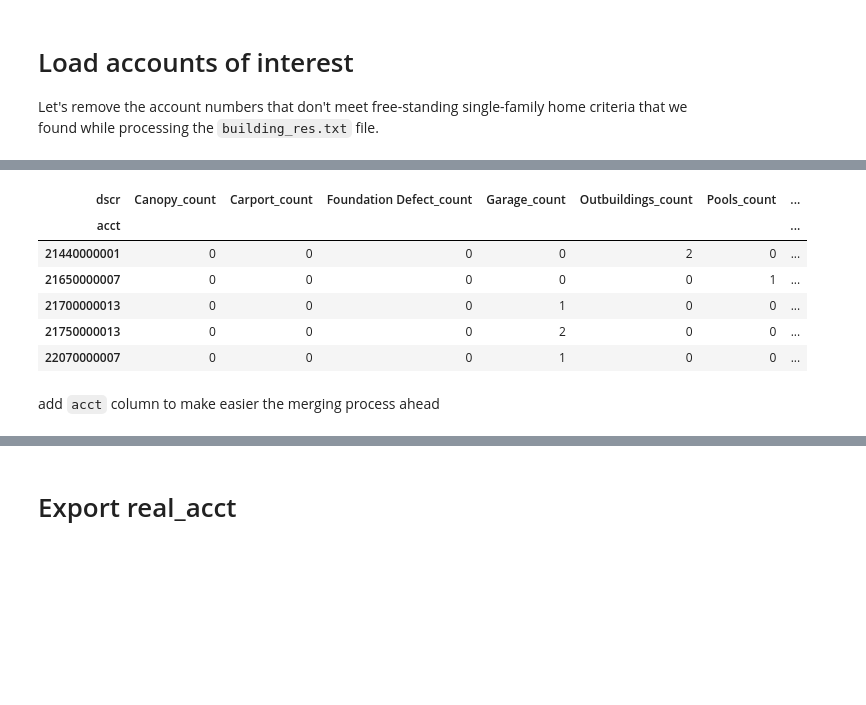
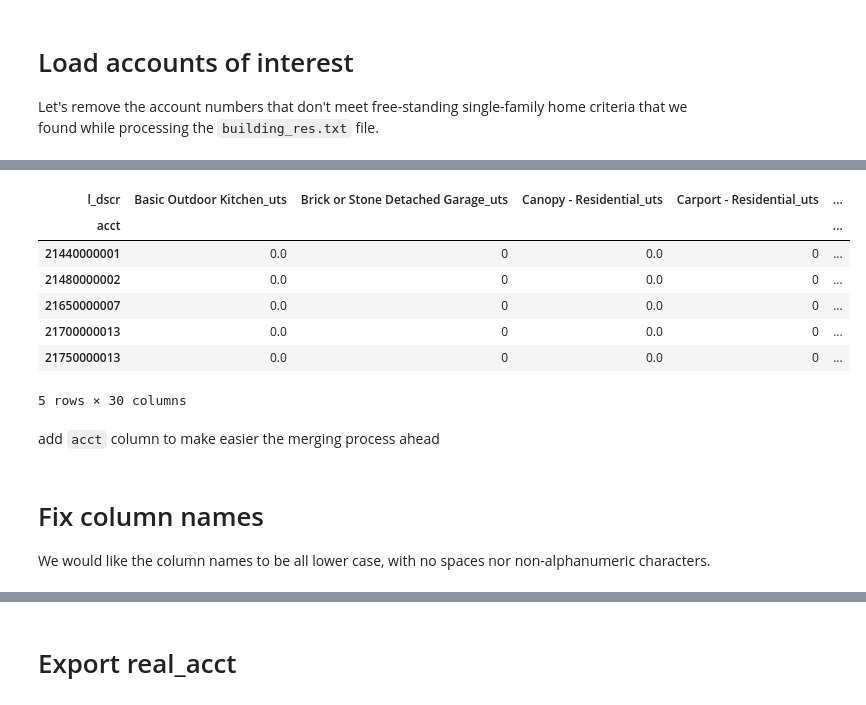
Before and after one commit to RafaelPinto/hcad_pred, a Jupyter notebook: notebooks/01_Exploratory/1.3-rp-hcad-data-view-extra_features.ipynb, the cells around one changed output, grey strips where cells are left out. Cells and saved outputs as stored; diff of their text form; code cells hidden in the pictures; blank space fills up the shorter version.

Commit message:
Add column description for all columns in the interim data. Also, adjust their type if needed

```diff
--- a/notebooks/01_Exploratory/1.3-rp-hcad-data-view-extra_features.ipynb
+++ b/notebooks/01_Exploratory/1.3-rp-hcad-data-view-extra_features.ipynb
@@ -77,5 +76,5 @@ cols = extra_features_df.dscr.value_counts().head(6).index
 # %%
-cond0 = extra_features_df['dscr'].isin(cols)
+cond0 = extra_features_df['l_dscr'].isin(cols)
 extra_features_df = extra_features_df.loc[cond0, :]
 # %% [markdown]
 # Build pivot tables for count and grade
@@ -83,6 +84,7 @@ There appear to be two important values related to each extra feature:count and
 # %%
-extra_features_pivot_count = extra_features_df.pivot_table(index='acct',
-                                                           columns='dscr',
-                                                           values='count',
-                                                           fill_value=0)
+extra_features_pivot_uts = extra_features_df.pivot_table(index='acct',
+                                                         columns='l_dscr',
+                                                         values='uts',
+                                                         aggfunc='sum',
+                                                         fill_value=0)
 # %%
@@ -98,7 +100,9 @@ extra_features_pivot_count.head()
 # %%
 extra_features_pivot_grade = extra_features_df.pivot_table(index='acct',
-                                                           columns='dscr',
-                                                           values='grade')
+                                                           columns='l_dscr',
+                                                           values='grade',
+                                                           aggfunc='mean',
+                                                           )
 # %%
 extra_features_pivot_grade.head()
 # %% [output]
@@ -112,18 +116,19 @@ extra_features_pivot_grade.head()
 # %%
-extra_features_count_grade = extra_features_pivot_count.merge(extra_features_pivot_grade,
-                                                              how='left',
-                                                              left_index=True,
-                                                              right_index=True,
-                                                              suffixes=('_count', '_grade'),
-                                                              validate='one_to_one')
+extra_features_uts_grade = extra_features_pivot_uts.merge(extra_features_pivot_grade,
+                                                          how='left',
+                                                          left_index=True,
+                                                          right_index=True,
+                                                          suffixes=('_uts', '_grade'),
+                                                          validate='one_to_one')
 # %%
-extra_features_count_grade.head()
+extra_features_uts_grade.head()
 # %% [output]
-| dscr | Canopy_count | Carport_count | Foundation Defect_count | Garage_count | Outbuildings_count | Pools_count | ... |
-| acct |  |  |  |  |  |  | ... |
-| 21440000001 | 0 | 0 | 0 | 0 | 2 | 0 | ... |
-| 21650000007 | 0 | 0 | 0 | 0 | 0 | 1 | ... |
-| 21700000013 | 0 | 0 | 0 | 1 | 0 | 0 | ... |
-| 21750000013 | 0 | 0 | 0 | 2 | 0 | 0 | ... |
-| 22070000007 | 0 | 0 | 0 | 1 | 0 | 0 | ... |
+| l_dscr | Basic Outdoor Kitchen_uts | Brick or Stone Detached Garage_uts | Canopy - Residential_uts | Carport - Residential_uts | ... |
+| acct |  |  |  |  | ... |
+| 21440000001 | 0.0 | 0 | 0.0 | 0 | ... |
+| 21480000002 | 0.0 | 0 | 0.0 | 0 | ... |
+| 21650000007 | 0.0 | 0 | 0.0 | 0 | ... |
+| 21700000013 | 0.0 | 0 | 0.0 | 0 | ... |
+| 21750000013 | 0.0 | 0 | 0.0 | 0 | ... |
+5 rows × 30 columns
 # %%
@@ -134,0 +140,3 @@ extra_features_count_grade.reset_index(inplace=True)
+# %% [markdown]
+# Fix column names
+We would like the column names to be all lower case, with no spaces nor non-alphanumeric characters.
```
Also changed, not shown: parts of 18 cells of this notebook, 6 other files.
